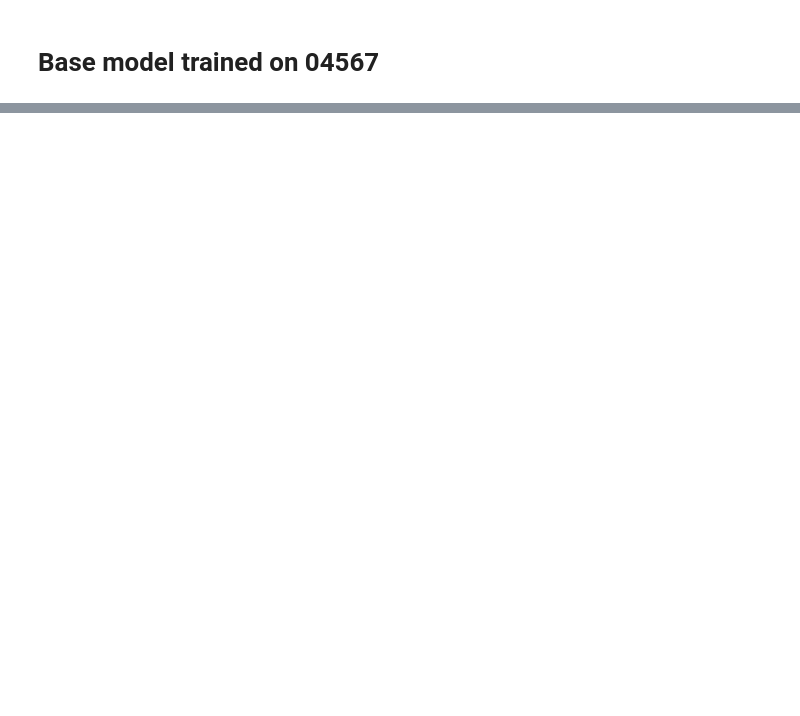
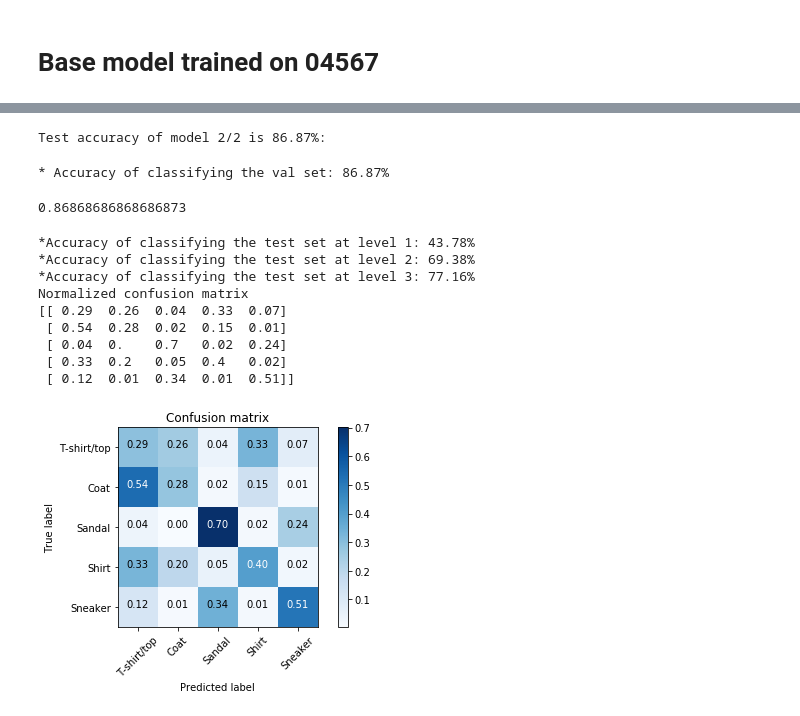
Before and after one commit to Deep-as-hell-team/Fashion-MNIST-, a Jupyter notebook: Run.ipynb, the cells around one changed output, grey strips where cells are left out. Saved outputs shown, nothing was run; the diff lists cells and outputs as text; code cells hidden in the pictures; blank space fills up the shorter version.

```diff
--- a/Run.ipynb
+++ b/Run.ipynb
@@ -164,0 +216,36 @@ Normalized confusion matrix
+# %%
+# hyper params with accuracy of 92% on verification accuracy (pairs)
+best_sh_params =  {'fc_size0': 128,
+                  'filter_size0': 64,
+                  'filter_size1': 64,
+                  'kernel_size0': 4,
+                  'kernel_size1': 4,
+                  'num_layers': {'layers': 'three', 'filter_size2': 64,  'kernel_size2': 4},
+                  'activation': 'relu',
+                  'optimizer' : 'adam',
+                  'nb_epochs': 40
+                  }
+sh_best_model = sh.train_model(h_params = best_sh_params)['model']
+sh_best_model.save('sh_best_model.h5')
+# %% [output]
+Test accuracy of model 2/2 is 86.87%:
+# %%
+# compute verification accuracy
+sh.compute_accuracy(sh_best_model)[0]['acc']
+# %% [output]
+* Accuracy of classifying the val set: 86.87%
+0.86868686868686873
+# %%
+sh.compute_one_shot_accuracy(sh_best_model, max_acc_level = 3)
+sh.plot_confusion_matrix(sh_best_model, normalize = True)
+# %% [output]
+*Accuracy of classifying the test set at level 1: 43.78%
+*Accuracy of classifying the test set at level 2: 69.38%
+*Accuracy of classifying the test set at level 3: 77.16%
+Normalized confusion matrix
+[[ 0.29  0.26  0.04  0.33  0.07]
+ [ 0.54  0.28  0.02  0.15  0.01]
+ [ 0.04  0.    0.7   0.02  0.24]
+ [ 0.33  0.2   0.05  0.4   0.02]
+ [ 0.12  0.01  0.34  0.01  0.51]]
+[figure, added]
```
Also changed, not shown: parts of 29 cells of this notebook, 6 other files.
